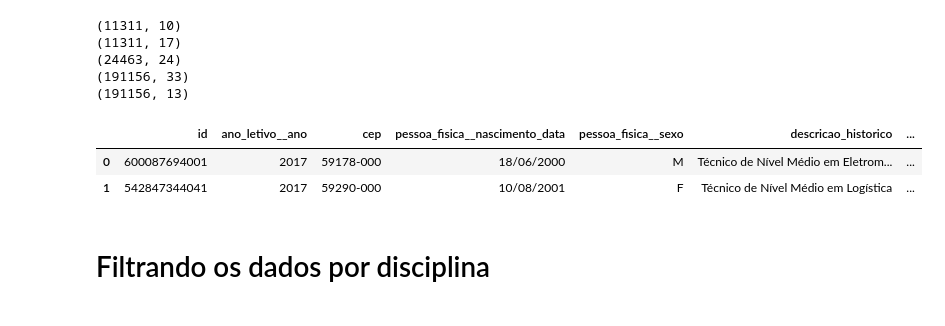
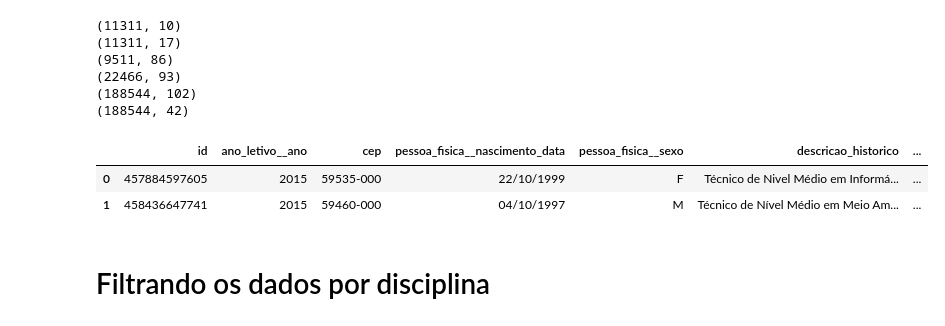
Before and after one commit to tmedeirosb/modelo_ifrn_integrado, a Jupyter notebook: versao_2/preparando_base.ipynb, the cells around one changed output. Cells and saved outputs as stored; diff of their text form; code cells hidden in the pictures.

```diff
--- a/versao_2/preparando_base.ipynb
+++ b/versao_2/preparando_base.ipynb
@@ -128,9 +128,6 @@ dados = pd.merge(dados, df_UnidadeOrganizacional,
 dados = pd.merge(dados, df_SituacaoMatricula,
                  left_on="situacao_id", right_on="id", suffixes=["", "_situacao_matricula"])
 print(dados.shape)
-
-
-"""
 
 #relacionando aluno aos dados de caracterizacao social
 dados = pd.merge(dados, df_Caracterizacao,
@@ -165,7 +162,6 @@ dados = pd.merge(dados, df_SituacaoTrabalho,
                  left_on="trabalho_situacao_id", right_on="id", suffixes=["", "_trabalho"])
 print(dados.shape)
 dados.head(2)
-"""
 
 
 #relacionando aluno a situacao da matricula naquele periodo
@@ -181,44 +177,75 @@ dados = pd.merge(dados, df_Notas,
                  left_on="id_matricula_periodo", right_on="matricula_periodo_id", suffixes=["", "_notas"])
 dados = pd.merge(dados, df_Disciplina,
                  left_on="disciplina_id", right_on="id", suffixes=["", "_disciplina"])
+
 print(dados.shape)
-dados.head(2)
+#print(dados.head(2))
 
+#DADOS COM CARACTERIZACAO SOCIAL
+dados = dados[['id', 'ano_letivo__ano', 'cep', 'pessoa_fisica__nascimento_data',
+               #'cidade__nome', 'cidade__estado__nome',
+               'pessoa_fisica__sexo', 'descricao_historico', 'sigla',
+               'descricao',
+               'ano_letivo__ano_matricula_periodo', 'descricao_situacao_matricula_periodo',
+               #'data', 'descricao_encaminhamento',
+               'media_final', 'percentual_frequencia',
+               'descricao_historico_disciplina',
+               #'professores', #FUTURAMENTE SERA UTILIZADO
+               'aluno_exclusivo_rede_publica',
+               'descricao_companhia_domiciliar', 'descricao_estado_civil',
+               'ficou_tempo_sem_estudar', 'descricao_internet',
+               'local_acesso_internet', 'descricao_mae_escolaridade',
+               'nome_escola_ensino_fundamental', 'nome_escola_ensino_medio',
+               'descricao_pai_escolaridade', 'possui_conhecimento_informatica',
+               'possui_necessidade_especial', 'qtd_filhos', 'qtd_pessoas_domicilio',
+               'quantidade_computadores', 'quantidade_netbooks', 'quantidade_notebooks',
+               'quantidade_smartphones', 'descricao_raca', 'descricao_afastamento',
+               'renda_bruta_familiar', 'descricao_trabalho_responsavel', 'descricao_responsavel_financeiro',
+               'descricao_responsavel_escolaridade', 'tempo_sem_estudar',
+               'descricao_area_residencial', 'descricao_imovel', 'descricao_saude',
+               'descricao_trabalho'
+              ]]
+
+
+"""
+#SEM CARACTERIZACAO SOCIAL
 dados = dados[['id', 'ano_letivo__ano', 'cep', 'pessoa_fisica__nascimento_data',
                #'cidade__nome', 'cidade__estado__nome',
                'pessoa_fisica__sexo', 'descricao_historico', 'sigla',
                'descricao',
                'ano_letivo__ano_matricula_periodo', 'descricao_situacao_matricula_periodo',
                #'data', 'descricao_encaminhamento',
                'media_final', 'percentual_frequencia',
                'descricao_historico_disciplina',
                #'professores', #FUTURAMENTE SERA UTILIZADO
                #'aluno_exclusivo_rede_publica',
                #'descricao_companhia_domiciliar', 'descricao_estado_civil',
                #'ficou_tempo_sem_estudar', 'descricao_internet',
                #'local_acesso_internet', 'descricao_mae_escolaridade',
                #'nome_escola_ensino_fundamental', 'nome_escola_ensino_medio',
                #'descricao_pai_escolaridade', 'possui_conhecimento_informatica',
                #'possui_necessidade_especial', 'qtd_filhos', 'qtd_pessoas_domicilio',
                #'quantidade_computadores', 'quantidade_netbooks', 'quantidade_notebooks',
                #'quantidade_smartphones', 'descricao_raca', 'descricao_afastamento',
                #'renda_bruta_familiar', 'descricao_trabalho_responsavel', 'descricao_responsavel_financeiro',
                #'descricao_responsavel_escolaridade', 'tempo_sem_estudar',
                #'descricao_area_residencial', 'descricao_imovel', 'descricao_saude',
                #'descricao_trabalho'
               ]]
+"""
 
 print(dados.shape)
 dados.head(2)
 # %% [output]
 (11311, 10)
 (11311, 17)
-(24463, 24)
-(191156, 33)
-(191156, 13)
+(9511, 86)
+(22466, 93)
+(188544, 102)
+(188544, 42)
 |  | id | ano_letivo__ano | cep | pessoa_fisica__nascimento_data | pessoa_fisica__sexo | descricao_historico | ... |
-| 0 | 600087694001 | 2017 | 59178-000 | 18/06/2000 | M | Técnico de Nível Médio em Eletrom... | ... |
-| 1 | 542847344041 | 2017 | 59290-000 | 10/08/2001 | F | Técnico de Nível Médio em Logística | ... |
+| 0 | 457884597605 | 2015 | 59535-000 | 22/10/1999 | F | Técnico de Nivel Médio em Informá... | ... |
+| 1 | 458436647741 | 2015 | 59460-000 | 04/10/1997 | M | Técnico de Nível Médio em Meio Am... | ... |
 # %% [markdown]
 # Filtrando os dados por disciplina
 # %%
```
Also changed, not shown: parts of 17 cells of this notebook, 5 other files.
